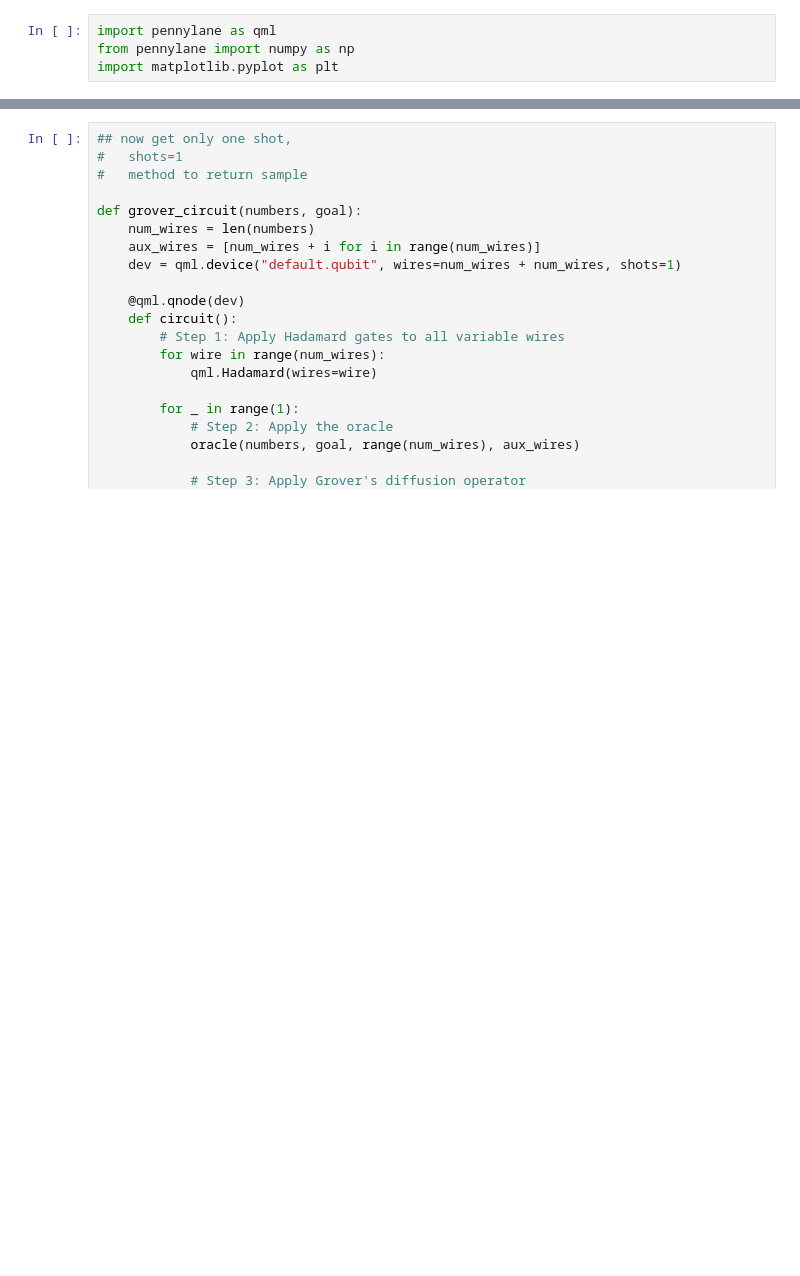
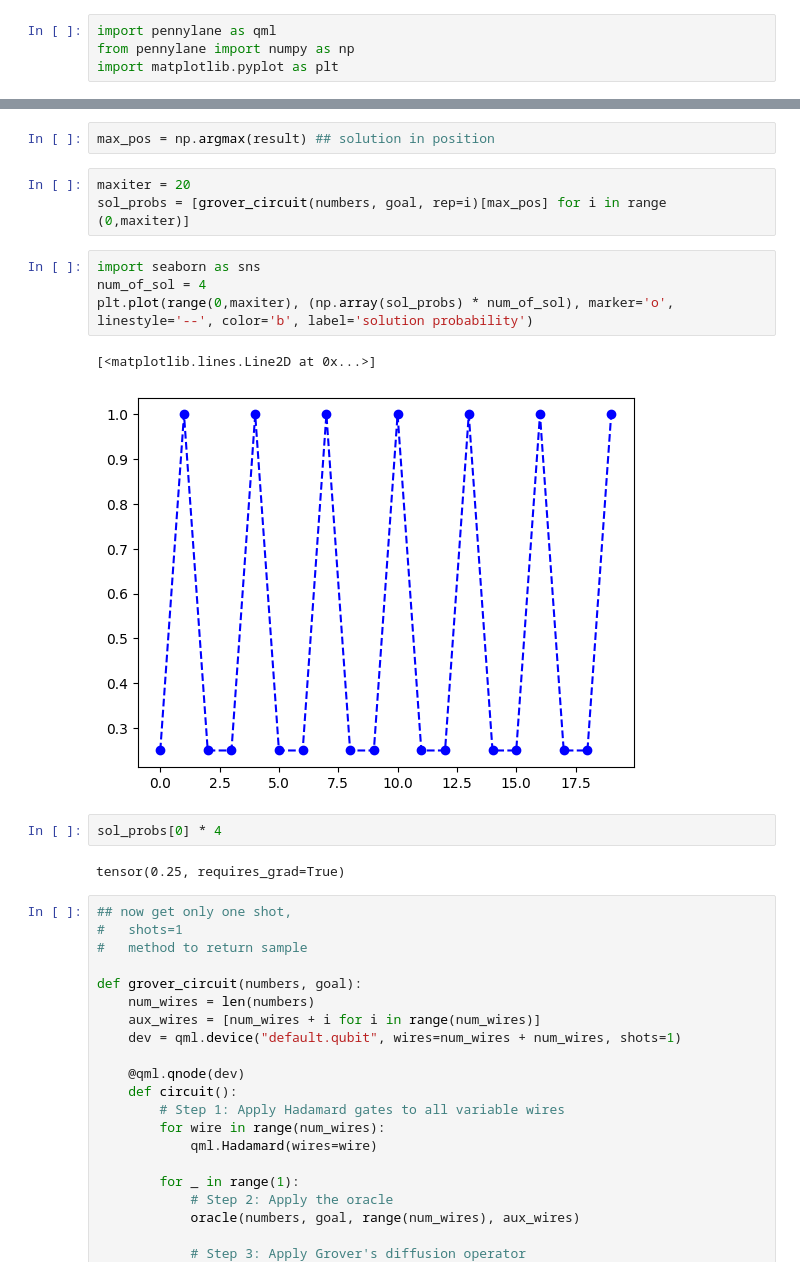
Before and after one commit to arcticronin/quantum_knapsack_pennylane, a Jupyter notebook: main.ipynb, the cells around one changed output, grey strips where cells are left out. Saved outputs shown, nothing was run; the diff lists cells and outputs as text; blank space fills up the shorter version.

```diff
--- a/main.ipynb
+++ b/main.ipynb
@@ -55,3 +59,19 @@ plt.bar( range(len(result)),  result)
+# %%
+max_pos = np.argmax(result) ## solution in position
+# %%
+maxiter = 20
+sol_probs = [grover_circuit(numbers, goal, rep=i)[max_pos] for i in range (0,maxiter)]
+# %%
+import seaborn as sns
+num_of_sol = 4
+plt.plot(range(0,maxiter), (np.array(sol_probs) * num_of_sol), marker='o', linestyle='--', color='b', label='solution probability')
+# %% [output]
+[<matplotlib.lines.Line2D at 0x...>]
+[figure, added]
+# %%
+sol_probs[0] * 4
+# %% [output]
+tensor(0.25, requires_grad=True)
 # %%
 ## now get only one shot,
 #   shots=1
```
Also changed, not shown: parts of 4 cells of this notebook, 1 other file.
